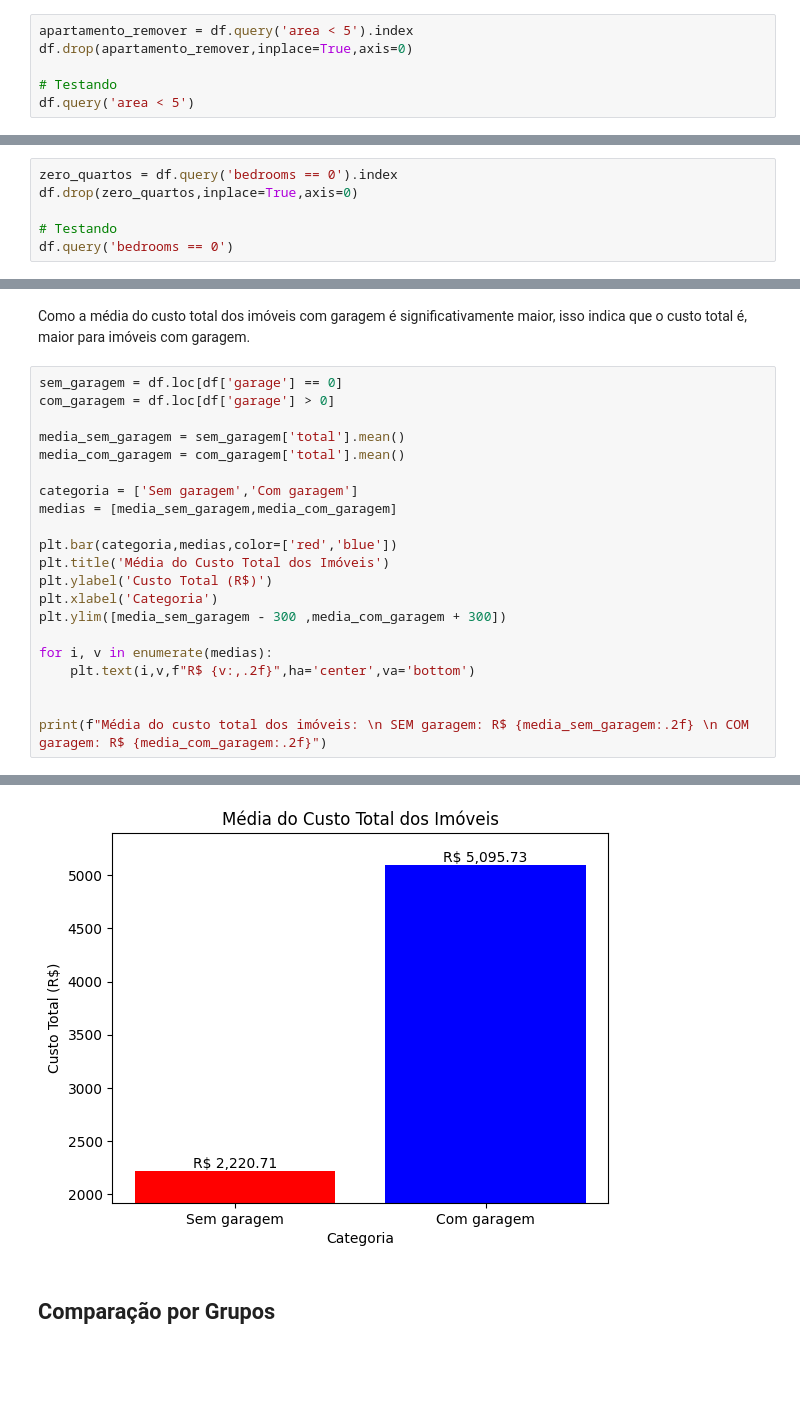
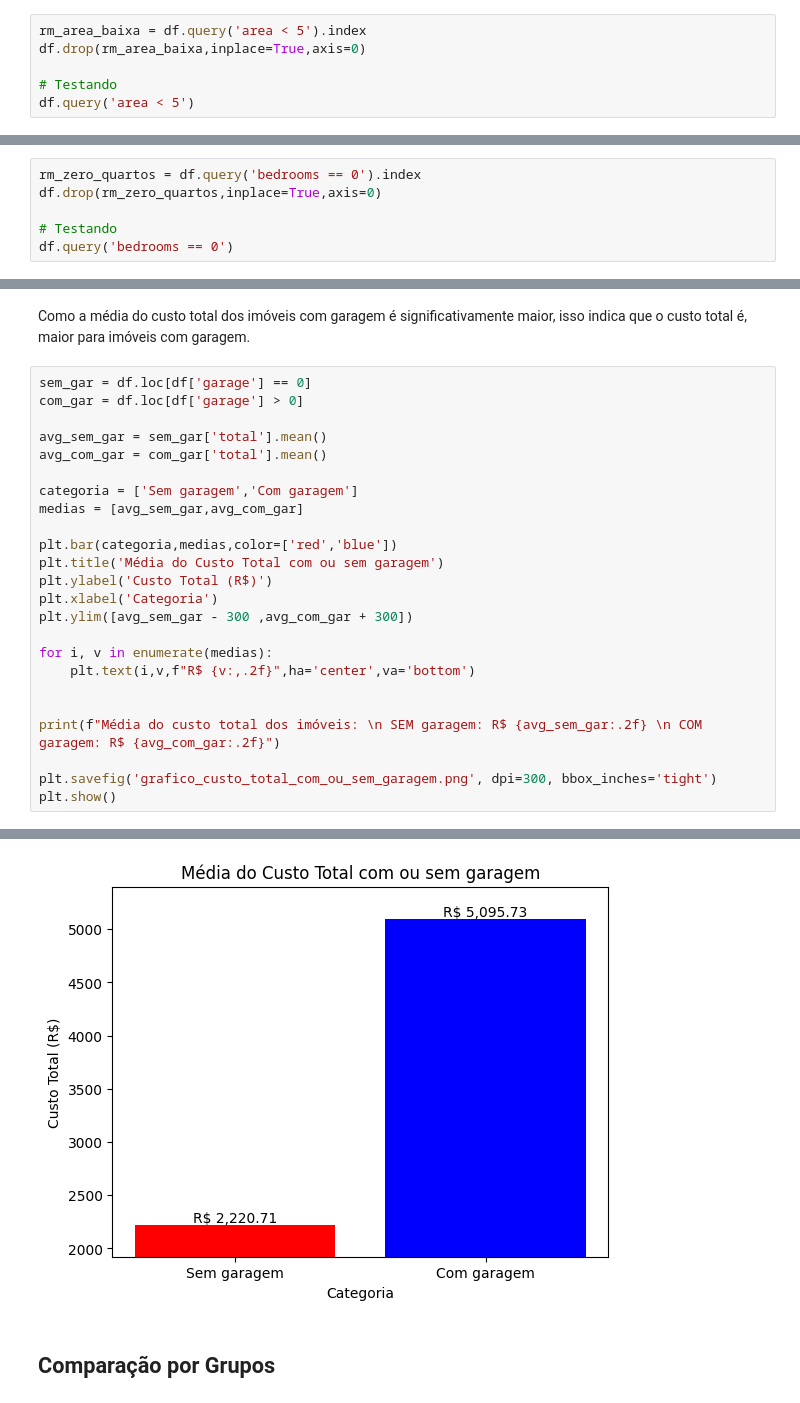
Before and after one commit to taismoreira2023/projetos_data_science, a Jupyter notebook: projeto_Mercado_imobiliario_sp/Projeto_iniciante.ipynb, the cells around one changed output, grey strips where cells are left out. Drawn from its saved outputs; the diff is of its cells as text; blank space fills up the shorter version.

Commit message:
salvando graficos e csv's

```diff
--- a/projeto_Mercado_imobiliario_sp/Projeto_iniciante.ipynb
+++ b/projeto_Mercado_imobiliario_sp/Projeto_iniciante.ipynb
@@ -87,8 +87,8 @@ df.sort_values('area').head(10)
 # %% [markdown]
 Se uma área de 1 m² representar algo válido, como pequenos quiosques ou depósitos, o dado pode ser relevante para análises específicas. No entanto, para outros tipos de imóveis, uma área entre 0 e 4 m² não seria considerada válida.
 # %%
-apartamento_remover = df.query('area < 5').index
-df.drop(apartamento_remover,inplace=True,axis=0)
+rm_area_baixa = df.query('area < 5').index
+df.drop(rm_area_baixa,inplace=True,axis=0)
 
 # Testando
 df.query('area < 5')
@@ -117,8 +117,8 @@ Normalmente, uma casa terá pelo menos um ou mais quartos.
 
 **Foi decidido excluir os registros problemáticos,pois a quantidade de dados com valores "0" é pequena, optei por remover essas linhas, pois elas podem prejudicar a análise exploratória.**
 # %%
-zero_quartos = df.query('bedrooms == 0').index
-df.drop(zero_quartos,inplace=True,axis=0)
+rm_zero_quartos = df.query('bedrooms == 0').index
+df.drop(rm_zero_quartos,inplace=True,axis=0)
 
 # Testando
 df.query('bedrooms == 0')
@@ -257,31 +251,34 @@ plt.show()
 # %% [markdown]
 Como a média do custo total dos imóveis com garagem é significativamente maior, isso indica que o custo total é, maior para imóveis com garagem.
 # %%
-sem_garagem = df.loc[df['garage'] == 0]
-com_garagem = df.loc[df['garage'] > 0]
+sem_gar = df.loc[df['garage'] == 0]
+com_gar = df.loc[df['garage'] > 0]
 
-media_sem_garagem = sem_garagem['total'].mean()
-media_com_garagem = com_garagem['total'].mean()
+avg_sem_gar = sem_gar['total'].mean()
+avg_com_gar = com_gar['total'].mean()
 
 categoria = ['Sem garagem','Com garagem']
-medias = [media_sem_garagem,media_com_garagem]
+medias = [avg_sem_gar,avg_com_gar]
 
 plt.bar(categoria,medias,color=['red','blue'])
-plt.title('Média do Custo Total dos Imóveis')
+plt.title('Média do Custo Total com ou sem garagem')
 plt.ylabel('Custo Total (R$)')
 plt.xlabel('Categoria')
-plt.ylim([media_sem_garagem - 300 ,media_com_garagem + 300])
+plt.ylim([avg_sem_gar - 300 ,avg_com_gar + 300])
 
 for i, v in enumerate(medias):
     plt.text(i,v,f"R$ {v:,.2f}",ha='center',va='bottom')
 
 
-print(f"Média do custo total dos imóveis: \n SEM garagem: R$ {media_sem_garagem:.2f} \n COM garagem: R$ {media_com_garagem:.2f}")
+print(f"Média do custo total dos imóveis: \n SEM garagem: R$ {avg_sem_gar:.2f} \n COM garagem: R$ {avg_com_gar:.2f}")
+
+plt.savefig('grafico_custo_total_com_ou_sem_garagem.png', dpi=300, bbox_inches='tight')
+plt.show()
 # %% [output]
 Média do custo total dos imóveis:
  SEM garagem: R$ 2220.71
  COM garagem: R$ 5095.73
-[figure, old version]
+[figure, new version]
 # %% [markdown]
 ## Comparação por Grupos
 # %% [markdown]
```
Also changed, not shown: parts of 12 cells of this notebook, 9 other files.
